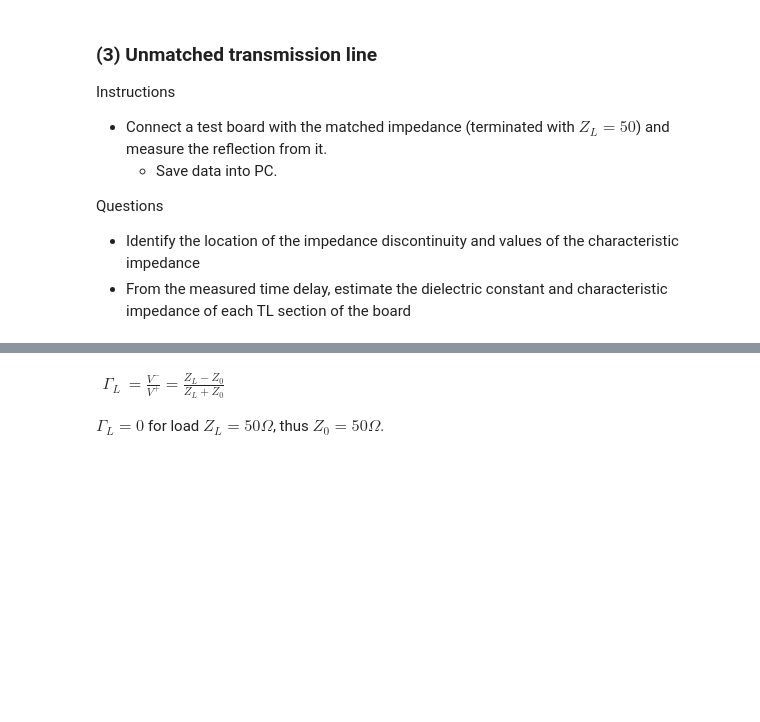
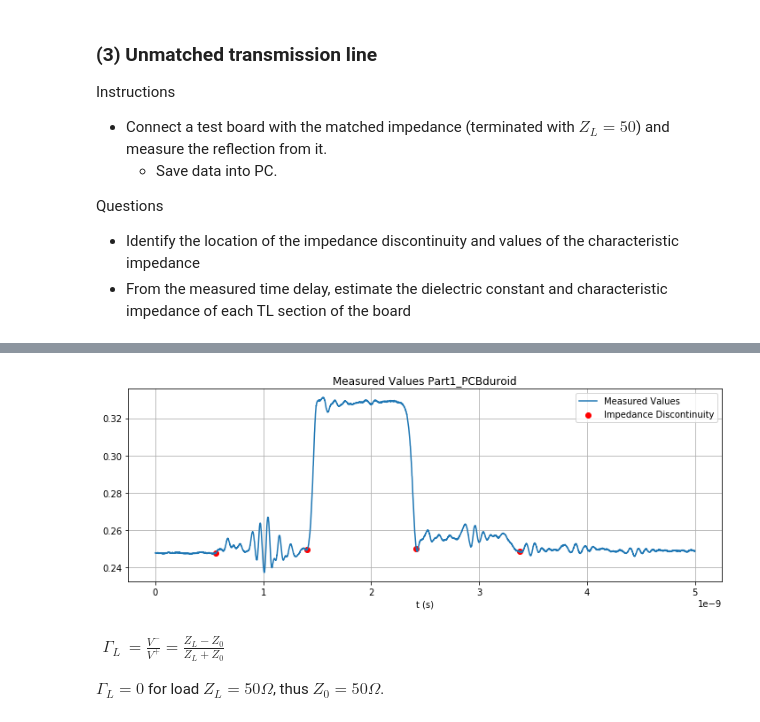
Before and after one commit to kegedy/UWEE572, a Jupyter notebook: labs/lab01/lab01.ipynb, the cells around one changed output, grey strips where cells are left out. Drawn from its saved outputs; the diff is of its cells as text; code cells hidden in the pictures; blank space fills up the shorter version.

```diff
--- a/labs/lab01/lab01.ipynb
+++ b/labs/lab01/lab01.ipynb
@@ -210,21 +219,25 @@ Questions
 # %%
 # Measured Values: Part1_unknown1
 #
 fig,ax = plt.subplots(figsize=(12,4))
-x = np.linspace(0,200*10**(-9),len(Part1_PCBduroid))
-res = 0.05*10**(-9)
+x = np.linspace(0,5*10**(-9),len(Part1_PCBduroid))
+res = 1.25*10**(-12) # 1.25 ps
 
 # Plot
 ax.plot(x,Part1_PCBduroid,label='Measured Values')
+ax.scatter(450*res,Part1_PCBduroid[450],color='red')
 ax.scatter(1125*res,Part1_PCBduroid[1125],color='red')
-ax.scatter(1935*res,Part1_PCBduroid[1935],color='red',label='Impedance Discontinuity')
+ax.scatter(1935*res,Part1_PCBduroid[1935],color='red')
+ax.scatter(2700*res,Part1_PCBduroid[2700],color='red',label='Impedance Discontinuity')
 
 # Labels
 ax.ticklabel_format(axis='x',style='sci', scilimits=(-9,-9))
 ax.set_title('Measured Values Part1_PCBduroid')
 ax.set_xlabel('t (s)')
 plt.legend()
 plt.grid(True);
+# %% [output]
+[figure, added]
 # %% [markdown]
 $\begin{align}
 \Gamma_L &= \frac{V^-}{V^+} = \frac{Z_L-Z_0}{Z_L+Z_0}
```
Also changed, not shown: parts of 28 cells of this notebook, 12 other files.
